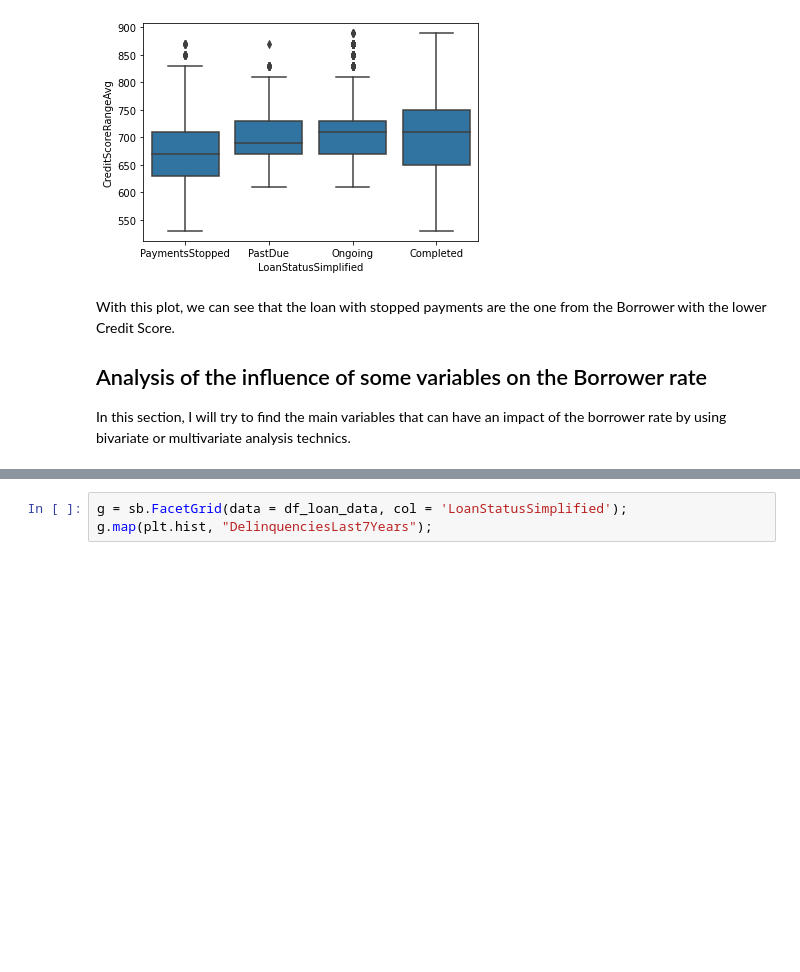
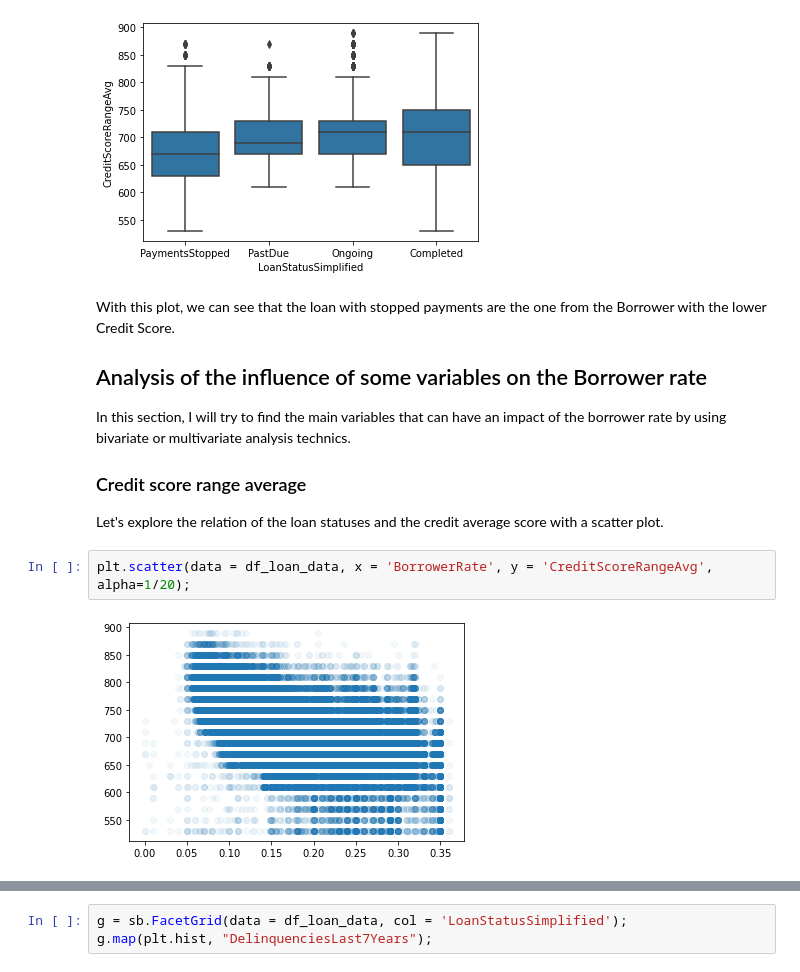
Before and after one commit to Simonmaignan/udacity-data-analysis, a Jupyter notebook: project-communicate-data-findings/data_exploration.ipynb, the cells around one changed output, grey strips where cells are left out. Saved outputs shown, nothing was run; the diff lists cells and outputs as text; blank space fills up the shorter version.

Commit message:
Bivariate data exploration of borrower rate started

```diff
--- a/project-communicate-data-findings/data_exploration.ipynb
+++ b/project-communicate-data-findings/data_exploration.ipynb
@@ -753,3 +753,10 @@ With this plot, we can see that the loan with stopped payments are the one from
 
 ## Analysis of the influence of some variables on the Borrower rate
 In this section, I will try to find the main variables that can have an impact of the borrower rate by using bivariate or multivariate analysis technics.
+
+### Credit score range average
+Let's explore the relation of the loan statuses and the credit average score with a scatter plot.
+# %%
+plt.scatter(data = df_loan_data, x = 'BorrowerRate', y = 'CreditScoreRangeAvg', alpha=1/20);
+# %% [output]
+[figure, added]
```
Also changed, not shown: parts of 7 cells of this notebook.
